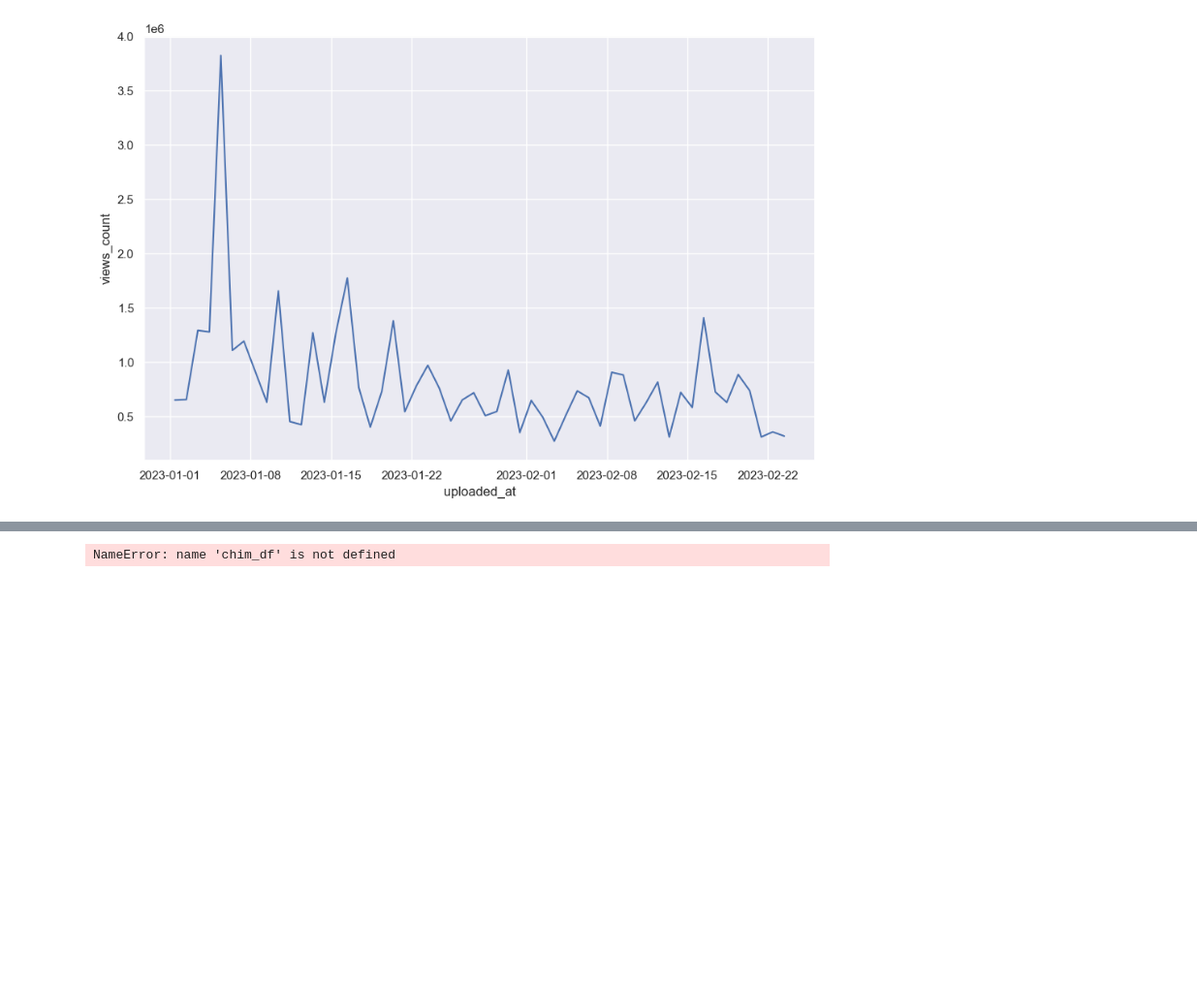
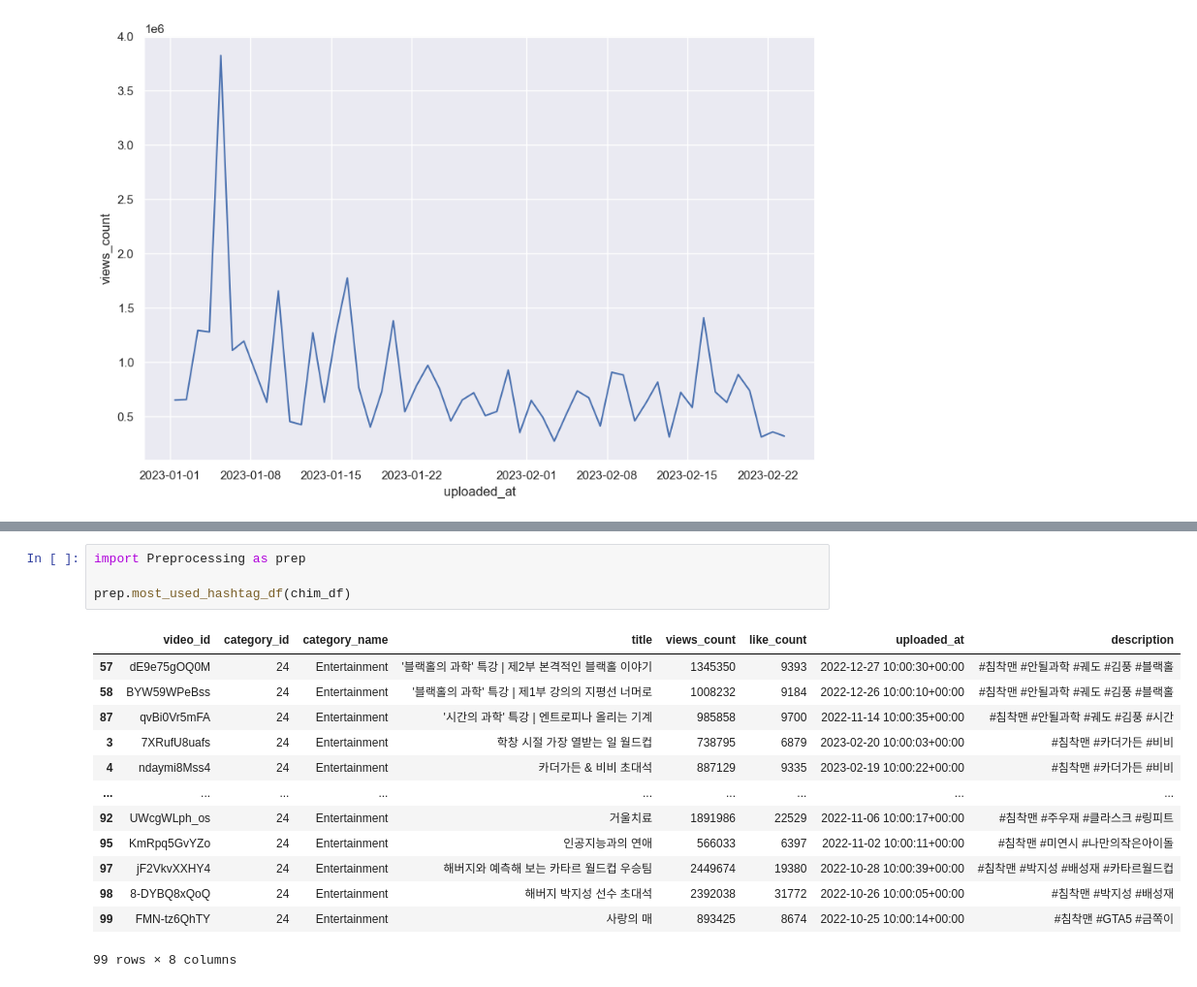
Before and after one commit to kimhyunso/coper-project, a Jupyter notebook: Main.ipynb, the cells around one changed output, grey strips where cells are left out. Shown at 97% size. Saved outputs shown, nothing was run; the diff lists cells and outputs as text; blank space fills up the shorter version.

```diff
--- a/Main.ipynb
+++ b/Main.ipynb
@@ -114,5 +114,20 @@ chim_df.sort_values(by='views_count', ascending=False).loc[chim_df.uploaded_at.d
 | 10 | h2LwNXWnsz4 | 24 | Entertainment | 야끼도리동 먹으며 고프로로 찍은 영상들 구경하기 | 312332 | 4098 | 2023-02-13 10:00:17+00:00 | #침착맨 #고프로 #먹방 |
 | 20 | qQStxU4nC4o | 24 | Entertainment | '방랑화가 이병건' 촬영에 썼던 갤럭시 탭 S8 알아보기 | 274094 | 3157 | 2023-02-03 10:00:37+00:00 | #침착맨 #갤럭시탭S8 |
 # %%
+import Preprocessing as prep
+
+prep.most_used_hashtag_df(chim_df)
 # %% [output]
+|  | video_id | category_id | category_name | title | views_count | like_count | uploaded_at | description |
+| 57 | dE9e75gOQ0M | 24 | Entertainment | '블랙홀의 과학' 특강 | 제2부 본격적인 블랙홀 이야기 | 1345350 | 9393 | 2022-12-27 10:00:30+00:00 | #침착맨 #안될과학 #궤도 #김풍 #블랙홀 |
+| 58 | BYW59WPeBss | 24 | Entertainment | '블랙홀의 과학' 특강 | 제1부 강의의 지평선 너머로 | 1008232 | 9184 | 2022-12-26 10:00:10+00:00 | #침착맨 #안될과학 #궤도 #김풍 #블랙홀 |
+| 87 | qvBi0Vr5mFA | 24 | Entertainment | '시간의 과학' 특강 | 엔트로피나 올리는 기계 | 985858 | 9700 | 2022-11-14 10:00:35+00:00 | #침착맨 #안될과학 #궤도 #김풍 #시간 |
+| 3 | 7XRufU8uafs | 24 | Entertainment | 학창 시절 가장 열받는 일 월드컵 | 738795 | 6879 | 2023-02-20 10:00:03+00:00 | #침착맨 #카더가든 #비비 |
+| 4 | ndaymi8Mss4 | 24 | Entertainment | 카더가든 & 비비 초대석 | 887129 | 9335 | 2023-02-19 10:00:22+00:00 | #침착맨 #카더가든 #비비 |
+| ... | ... | ... | ... | ... | ... | ... | ... | ... |
+| 92 | UWcgWLph_os | 24 | Entertainment | 거울치료 | 1891986 | 22529 | 2022-11-06 10:00:17+00:00 | #침착맨 #주우재 #클라스크 #링피트 |
+| 95 | KmRpq5GvYZo | 24 | Entertainment | 인공지능과의 연애 | 566033 | 6397 | 2022-11-02 10:00:11+00:00 | #침착맨 #미연시 #나만의작은아이돌 |
+| 97 | jF2VkvXXHY4 | 24 | Entertainment | 해버지와 예측해 보는 카타르 월드컵 우승팀 | 2449674 | 19380 | 2022-10-28 10:00:39+00:00 | #침착맨 #박지성 #배성재 #카타르월드컵 |
+| 98 | 8-DYBQ8xQoQ | 24 | Entertainment | 해버지 박지성 선수 초대석 | 2392038 | 31772 | 2022-10-26 10:00:05+00:00 | #침착맨 #박지성 #배성재 |
+| 99 | FMN-tz6QhTY | 24 | Entertainment | 사랑의 매 | 893425 | 8674 | 2022-10-25 10:00:14+00:00 | #침착맨 #GTA5 #금쪽이 |
-NameError: name 'chim_df' is not defined
+99 rows × 8 columns
```
Also changed, not shown: 1 other file.
